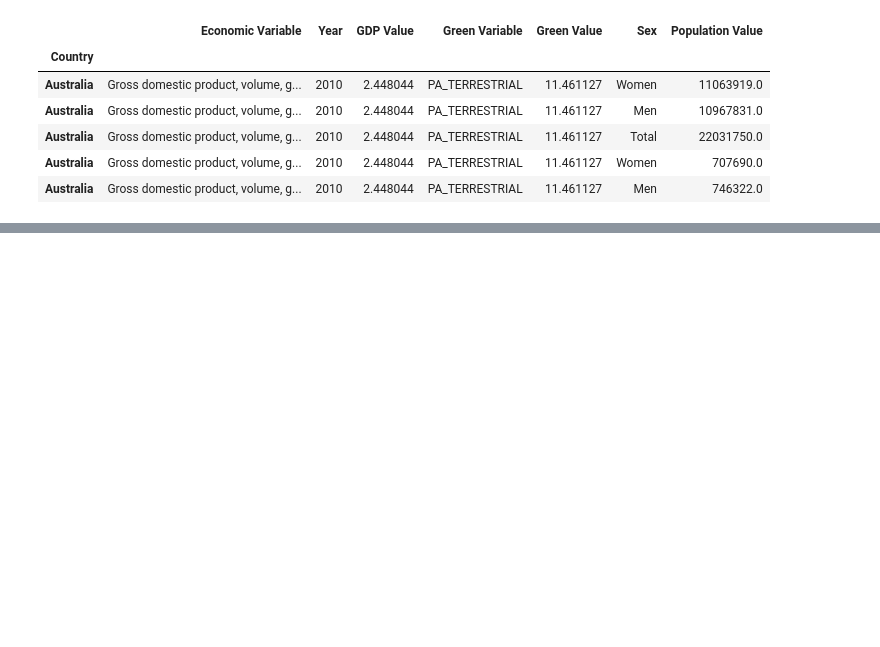
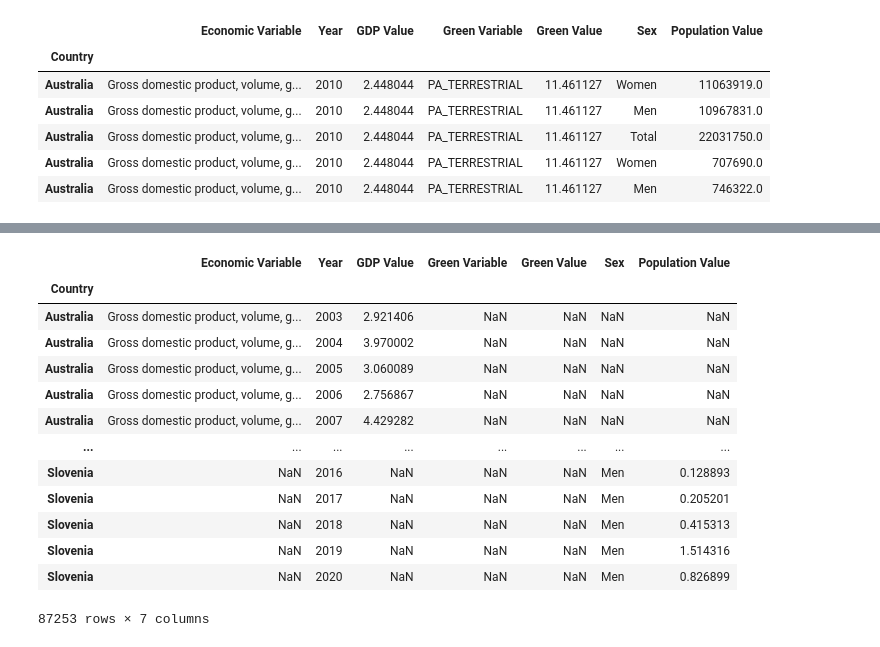
Before and after one commit to BoSuto/Data-analysis-for-business-March-2022-, a Jupyter notebook: Population, Economics & Green Growth.ipynb, the cells around one changed output, grey strips where cells are left out. Saved outputs shown, nothing was run; the diff lists cells and outputs as text; code cells hidden in the pictures; blank space fills up the shorter version.

Commit message:
testing concat

```diff
--- a/Population, Economics & Green Growth.ipynb
+++ b/Population, Economics & Green Growth.ipynb
@@ -903,0 +885,17 @@ Australia       PA_MARINE    11.252445  NaN               NaN
+# %%
+pd.concat([economic,dropcolumns_green_final, historical])
+# %% [output]
+|  | Economic Variable | Year | GDP Value | Green Variable | Green Value | Sex | Population Value |
+| Country |  |  |  |  |  |  |  |
+| Australia | Gross domestic product, volume, g... | 2003 | 2.921406 | NaN | NaN | NaN | NaN |
+| Australia | Gross domestic product, volume, g... | 2004 | 3.970002 | NaN | NaN | NaN | NaN |
+| Australia | Gross domestic product, volume, g... | 2005 | 3.060089 | NaN | NaN | NaN | NaN |
+| Australia | Gross domestic product, volume, g... | 2006 | 2.756867 | NaN | NaN | NaN | NaN |
+| Australia | Gross domestic product, volume, g... | 2007 | 4.429282 | NaN | NaN | NaN | NaN |
+| ... | ... | ... | ... | ... | ... | ... | ... |
+| Slovenia | NaN | 2016 | NaN | NaN | NaN | Men | 0.128893 |
+| Slovenia | NaN | 2017 | NaN | NaN | NaN | Men | 0.205201 |
+| Slovenia | NaN | 2018 | NaN | NaN | NaN | Men | 0.415313 |
+| Slovenia | NaN | 2019 | NaN | NaN | NaN | Men | 1.514316 |
+| Slovenia | NaN | 2020 | NaN | NaN | NaN | Men | 0.826899 |
+87253 rows × 7 columns
```
Also changed, not shown: parts of 11 cells of this notebook.
